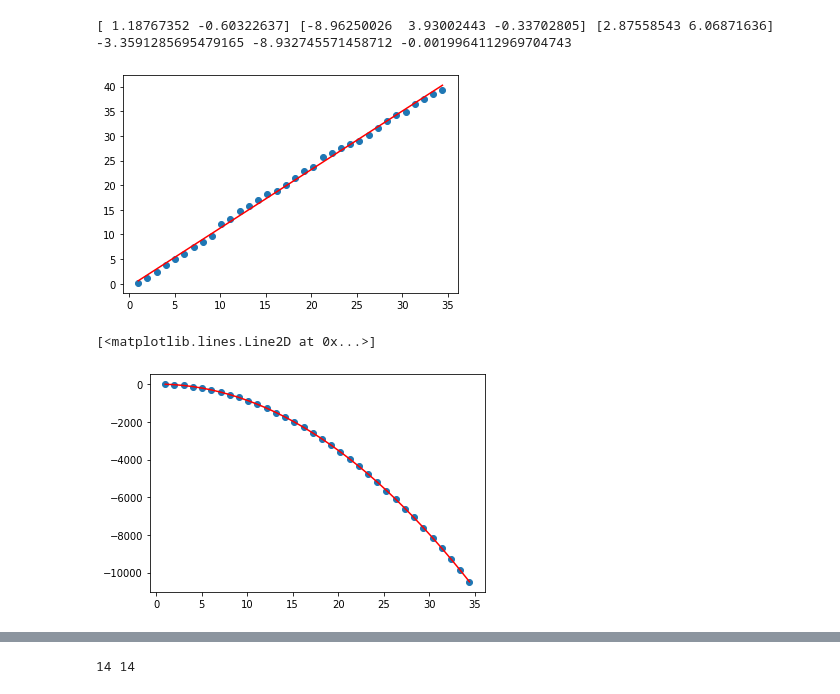
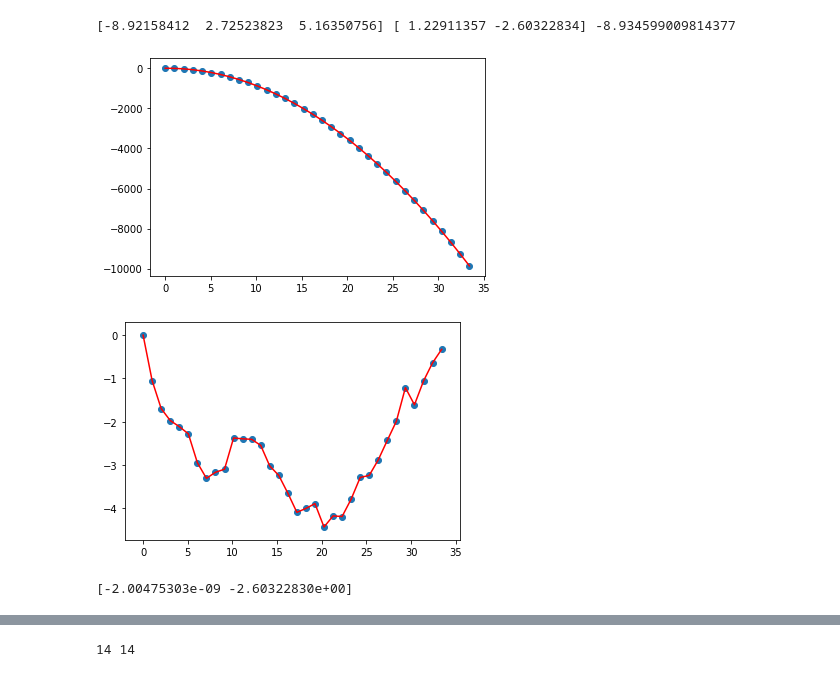
Before and after one commit to PaulTwine/TripleLines.github.io, a Jupyter notebook: TripleLine Fitting.ipynb, the cells around one changed output, grey strips where cells are left out. Saved outputs shown, nothing was run; the diff lists cells and outputs as text; code cells hidden in the pictures.

```diff
--- a/TripleLine Fitting.ipynb
+++ b/TripleLine Fitting.ipynb
@@ -40,52 +42,77 @@ plt.show()
 # %%
 strDumpFile = 'VolumeTest/dump.eam'
 strPMFile = strDumpFile + 'PM'
 objData = LD.LAMMPSData(strPMFile,1)
 objProcess = objData.GetTimeStepByIndex(0)
 objProcess.CategoriseAtoms()
 a1=4.05
 h= 2*a1*np.sqrt(3)
 arrTriplePoints = objProcess.FindTriplePoints(a1)
-#print(objProcess.GetCellVectors())
-PEVolume= -3.36*5/(a1**3)
+PEVolume= -3.36*4/(a1**3)
 lstPE = []
 lstValues = []
 lstExcess =[]
-lstFitLinear = []
+lstFitExcess = []
 lstFitQuadratic = []
 lstTotalPE = []
-lstFitTQuadratic = []
-intCol = 0
+lstExcessGB = []
+lstFitGBExcess = []
+intCol = 8
 intPE = objProcess.GetColumnNames().index('c_pe1')
 intVS = objProcess.GetColumnNames().index('VolumetricStrain')
 fltVolume = np.mean(objProcess.GetLatticeAtoms()[:,intVS])
-fltMeanLatticePE = np.mean(objProcess.GetLatticeAtoms()[:,intPE])
-A =fltMeanLatticePE*4*4.05**(-3)*h*np.pi/(1+fltVolume)
-arrDistance = sc.spatial.distance_matrix(arrTriplePoints,arrTriplePoints)
+arrDistance = sc.spatial.distance_matrix(arrTriplePoints[:,0:2],arrTriplePoints[:,0:2])
 fltClosest = np.sort(arrDistance[intCol])[1]
+#fltClosest = 75
 fltIncrement = 4.05/4
-for j in range(1,np.floor(fltClosest/(2*fltIncrement)).astype('int')):
+A =np.mean(objProcess.GetLatticeAtoms()[:,intPE])*4*4.05**(-3)*h*np.pi/(1+fltVolume)
+fltMedianLatticePE = np.median(objProcess.FindValuesInCylinder(objProcess.GetLatticeAtoms()[:,0:4],
+                                                           arrTriplePoints[intCol],fltClosest/2,h,intPE))
+for j in range(0,np.floor(fltClosest/(2*fltIncrement)).astype('int')):
     r = fltIncrement*j
     lstValues.append(r)
-    values = objProcess.FindValuesInCylinder(arrTriplePoints[intCol], r,7)
+    values = objProcess.FindValuesInCylinder(objProcess.GetAtomData()[:,0:4],
+                                             arrTriplePoints[intCol], r,h,intPE)
+    valuesGB = objProcess.FindValuesInCylinder(objProcess.GetNonLatticeAtoms()[:,0:4],
+                                             arrTriplePoints[intCol], r,h,intPE)
     lstTotalPE.append(np.sum(values))
-    lstExcess.append(np.sum(values) -fltMeanLatticePE*len(values))
-popt, popv = sc.optimize.curve_fit(LinearRule,lstValues, lstExcess)
-popt2, popv2 = sc.optimize.curve_fit(Quadratic, lstValues,lstTotalPE)
-popt3, popv3 = sc.optimize.curve_fit(TQuadratic, lstValues,lstTotalPE)
+    lstExcessGB.append(np.sum(valuesGB)-fltMedianLatticePE*len(valuesGB))
+    lstExcess.append(np.sum(values) -fltMedianLatticePE*len(values))
+popt, popv = sc.optimize.curve_fit(Quadratic, lstValues,lstTotalPE)
+popt2, popv2 = sc.optimize.curve_fit(LinearRule,lstValues, lstExcess)
+popt3, popv2 = sc.optimize.curve_fit(LinearRule,lstValues, lstExcessGB)
 for k in lstValues:
-    lstFitLinear.append(LinearRule(k, *popt))
-    lstFitQuadratic.append(Quadratic(k, *popt2))
-    lstFitTQuadratic.append(TQuadratic(k,*popt3))
-plt.scatter(lstValues, lstExcess)
-plt.plot(lstValues, lstFitLinear, c='r')
-print(popt,popt2,popt3, fltMeanLatticePE, A,fltVolume)
-plt.show()
+    lstFitQuadratic.append(Quadratic(k, *popt))
+    lstFitExcess.append(LinearRule(k, *popt2))
+    lstFitGBExcess.append(LinearRule(k,*popt3))
+print(popt,popt2, A)
 plt.scatter(lstValues, lstTotalPE)
 plt.plot(lstValues, lstFitQuadratic, c='r')
-#plt.plot(lstValues, lstFitTQuadratic, c='g')
+plt.show()
+#plt.scatter(lstValues, lstExcess)
+#plt.plot(lstValues, lstFitExcess, c='r')
+#plt.xlim(0,10)
+#plt.show()
+lstExcess2 = []
+lstDifference = []
+for j in range(len(lstExcess)):
+    #lstExcess2.append(lstExcess[j]- popt2[0]*(lstValues[j])**2-popt2[1]*lstValues[j])
+    lstExcess2.append(lstExcess[j] - popt2[0]*lstValues[j])
+   # lstExcessGB[j] = lstExcessGB[j]-popt2[0]*lstValues[j]
+  #  lstExcess2.append(lstExcess[j] - (lstExcessGB[j]-popt3[1])*popt2[0]/popt3[0] + popt3[1])
+  #  lstDifference.append(lstExcess2[j]-lstExcessGB[j])
+#plt.plot(lstValues, lstExcess, c='b')
+plt.plot(lstValues , lstExcess2, c='r')
+plt.scatter(lstValues, lstExcess2)
+#plt.xlim(0,10)
+plt.show()
+popt3, popv3 = sc.optimize.curve_fit(LinearRule, lstValues, lstExcess2)
+print(popt3)
+#plt.plot(lstValues, lstExcessGB)
+#plt.scatter(lstValues, lstExcessGB)
+#plt.show()
 # %% [output]
-[ 1.18767352 -0.60322637] [-8.96250026  3.93002443 -0.33702805] [2.87558543 6.06871636] -3.3591285695479165 -8.932745571458712 -0.0019964112969704743
+[-8.92158412  2.72523823  5.16350756] [ 1.22911357 -2.60322834] -8.934599009814377
-[figure, old version]
+[figure, new version]
+[figure, new version]
-[<matplotlib.lines.Line2D at 0x...>]
+[-2.00475303e-09 -2.60322830e+00]
-[figure, old version]
```
Also changed, not shown: parts of 29 cells of this notebook, 4 other files.
